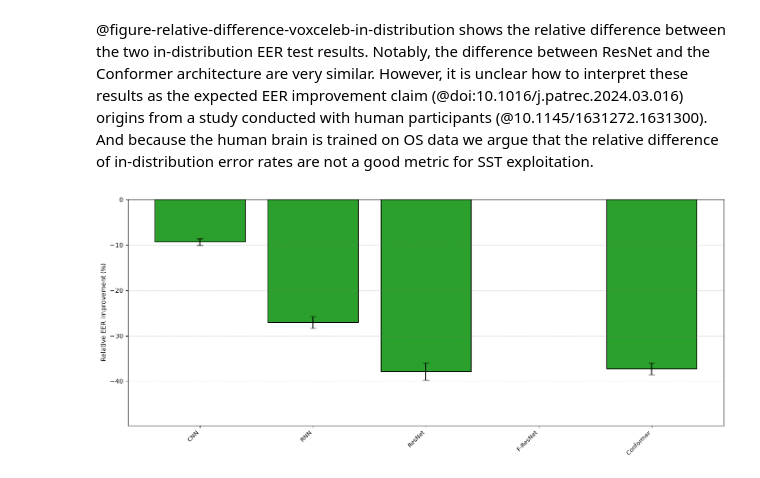
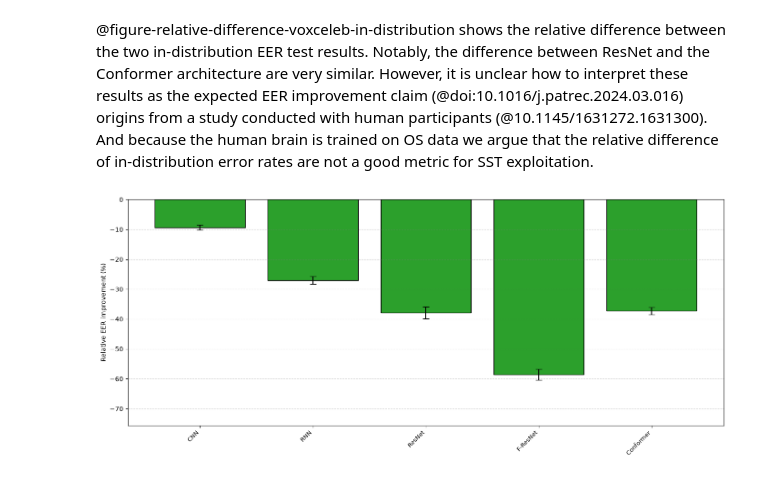
Before and after one commit to sage-diarization/Speaker-Recognition-Supra-Segmental-Temporal-Features, a Jupyter notebook: doc/speaker-verification.ipynb, the cells around one changed output. Drawn from its saved outputs; the diff is of its cells as text; code cells hidden in the pictures.

```diff
--- a/doc/speaker-verification.ipynb
+++ b/doc/speaker-verification.ipynb
@@ -78,6 +78,6 @@ plots.abs_eer(comparison_type='training_strategy', archs=['CNN', 'RNN', 'ResNet'
 # %%
 #| label: figure-relative-difference-voxceleb-in-distribution
 #| caption: Relative difference for in-distribution error rates $EER(train=SS, test=SS)$ and $EER(train=OS, train=OS)$
-plots.relative_eer(comparison_type='training_strategy', archs=['CNN', 'RNN', 'ResNet', 'F-ResNet', 'Conformer'])
+plots.relative_eer(comparison_type='training_strategy')
 # %% [output]
-[figure, old version]
+[figure, new version]
```
Also changed, not shown: parts of 4 cells of this notebook, 1 other file.
